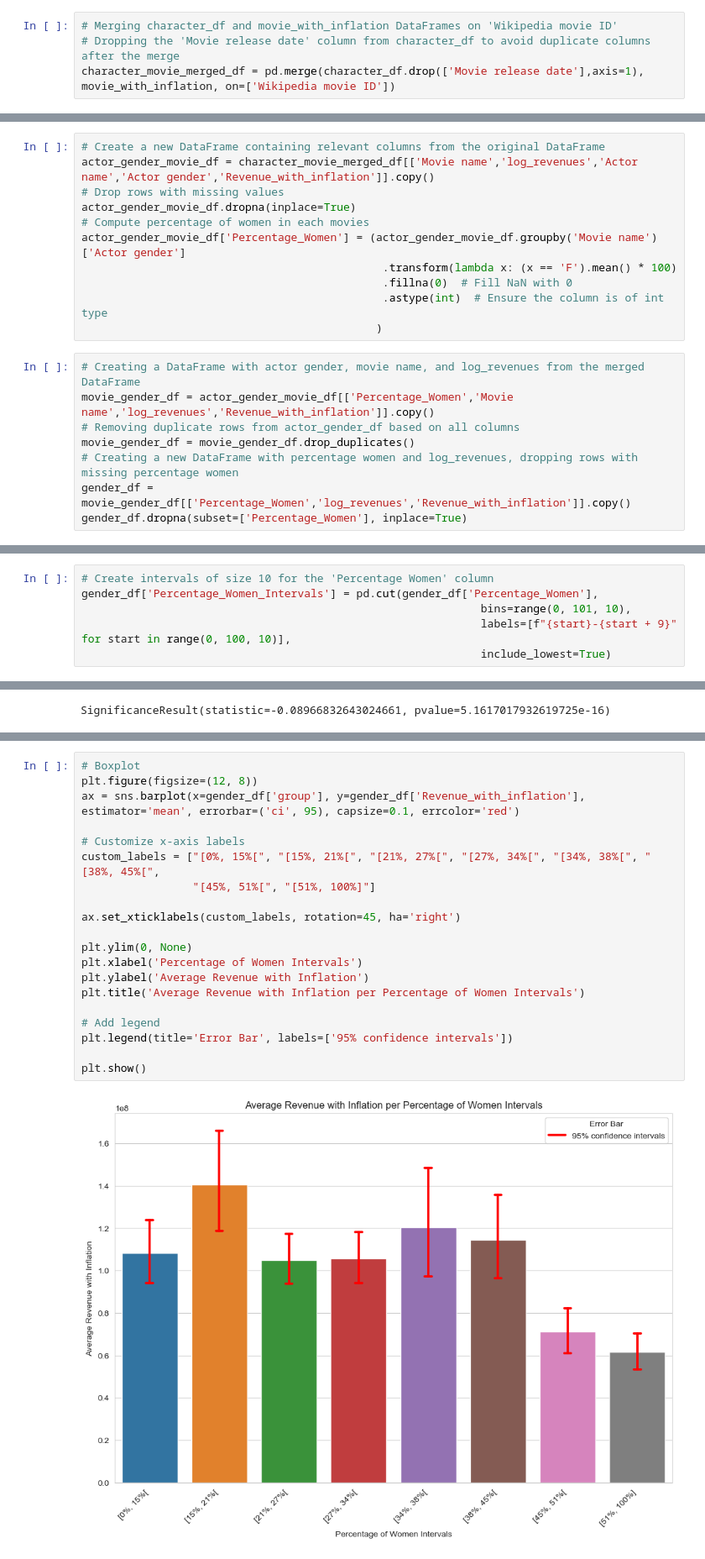
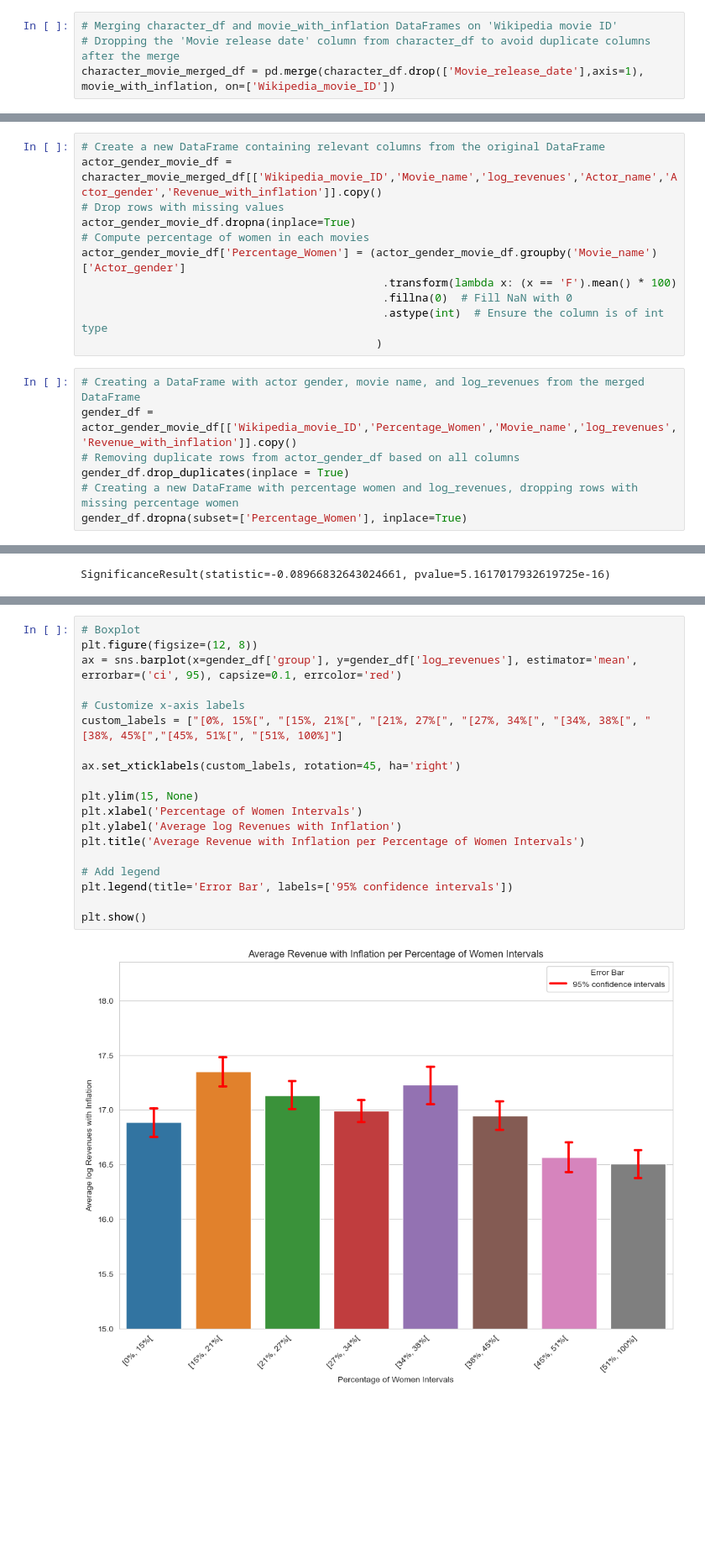
Before and after one commit to epfl-ada/ada-2023-project-adaflix, a Jupyter notebook: garik_notebook.ipynb, the cells around one changed output, grey strips where cells are left out. Shown: that part at 84% size. Saved outputs shown, nothing was run; the diff lists cells and outputs as text; blank space fills up the shorter version.

Commit message:
my notebook / and loads modified column names

```diff
--- a/garik_notebook.ipynb
+++ b/garik_notebook.ipynb
@@ -205,5 +216,5 @@ We then need to merge character and movie dataframes, to be able to extract info
 # %%
 # Merging character_df and movie_with_inflation DataFrames on 'Wikipedia movie ID'
 # Dropping the 'Movie release date' column from character_df to avoid duplicate columns after the merge
-character_movie_merged_df = pd.merge(character_df.drop(['Movie release date'],axis=1), movie_with_inflation, on=['Wikipedia movie ID'])
+character_movie_merged_df = pd.merge(character_df.drop(['Movie_release_date'],axis=1), movie_with_inflation, on=['Wikipedia_movie_ID'])
 # %% [markdown]
@@ -211,21 +222,20 @@ One of our feature will be the percentage of women actresses in movies, so we ne
 # %%
 # Create a new DataFrame containing relevant columns from the original DataFrame
-actor_gender_movie_df = character_movie_merged_df[['Movie name','log_revenues','Actor name','Actor gender','Revenue_with_inflation']].copy()
+actor_gender_movie_df = character_movie_merged_df[['Wikipedia_movie_ID','Movie_name','log_revenues','Actor_name','Actor_gender','Revenue_with_inflation']].copy()
 # Drop rows with missing values
 actor_gender_movie_df.dropna(inplace=True)
 # Compute percentage of women in each movies
-actor_gender_movie_df['Percentage_Women'] = (actor_gender_movie_df.groupby('Movie name')['Actor gender']
+actor_gender_movie_df['Percentage_Women'] = (actor_gender_movie_df.groupby('Movie_name')['Actor_gender']
                                               .transform(lambda x: (x == 'F').mean() * 100)
                                               .fillna(0)  # Fill NaN with 0
                                               .astype(int)  # Ensure the column is of int type
                                              )
 # %%
 # Creating a DataFrame with actor gender, movie name, and log_revenues from the merged DataFrame
-movie_gender_df = actor_gender_movie_df[['Percentage_Women','Movie name','log_revenues','Revenue_with_inflation']].copy()
+gender_df = actor_gender_movie_df[['Wikipedia_movie_ID','Percentage_Women','Movie_name','log_revenues','Revenue_with_inflation']].copy()
 # Removing duplicate rows from actor_gender_df based on all columns
-movie_gender_df = movie_gender_df.drop_duplicates()
+gender_df.drop_duplicates(inplace = True)
 # Creating a new DataFrame with percentage women and log_revenues, dropping rows with missing percentage women
-gender_df = movie_gender_df[['Percentage_Women','log_revenues','Revenue_with_inflation']].copy()
 gender_df.dropna(subset=['Percentage_Women'], inplace=True)
 # %%
 # Creating a DataFrame with actor name, actor age at movie release, and log_revenues from the merged DataFrame
@@ -285,6 +257,0 @@ movie_runtime_df['runtime_intervals'] = pd.cut(movie_runtime_df['Movie runtime']
-# %%
-# Create intervals of size 10 for the 'Percentage Women' column
-gender_df['Percentage_Women_Intervals'] = pd.cut(gender_df['Percentage_Women'],
-                                                             bins=range(0, 101, 10),
-                                                             labels=[f"{start}-{start + 9}" for start in range(0, 100, 10)],
-                                                             include_lowest=True)
@@ -346,23 +351,22 @@ display(grouped_summary)
 # %%
 # Boxplot
 plt.figure(figsize=(12, 8))
-ax = sns.barplot(x=gender_df['group'], y=gender_df['Revenue_with_inflation'], estimator='mean', errorbar=('ci', 95), capsize=0.1, errcolor='red')
+ax = sns.barplot(x=gender_df['group'], y=gender_df['log_revenues'], estimator='mean', errorbar=('ci', 95), capsize=0.1, errcolor='red')
 
 # Customize x-axis labels
-custom_labels = ["[0%, 15%[", "[15%, 21%[", "[21%, 27%[", "[27%, 34%[", "[34%, 38%[", "[38%, 45%[",
-                 "[45%, 51%[", "[51%, 100%]"]
+custom_labels = ["[0%, 15%[", "[15%, 21%[", "[21%, 27%[", "[27%, 34%[", "[34%, 38%[", "[38%, 45%[","[45%, 51%[", "[51%, 100%]"]
 
 ax.set_xticklabels(custom_labels, rotation=45, ha='right')
 
-plt.ylim(0, None)
+plt.ylim(15, None)
 plt.xlabel('Percentage of Women Intervals')
-plt.ylabel('Average Revenue with Inflation')
+plt.ylabel('Average log Revenues with Inflation')
 plt.title('Average Revenue with Inflation per Percentage of Women Intervals')
 
 # Add legend
 plt.legend(title='Error Bar', labels=['95% confidence intervals'])
 
 plt.show()
 # %% [output]
-[figure, old version]
+[figure, new version]
 # %% [markdown]
```
Also changed, not shown: parts of 72 cells of this notebook, 1 other file.
